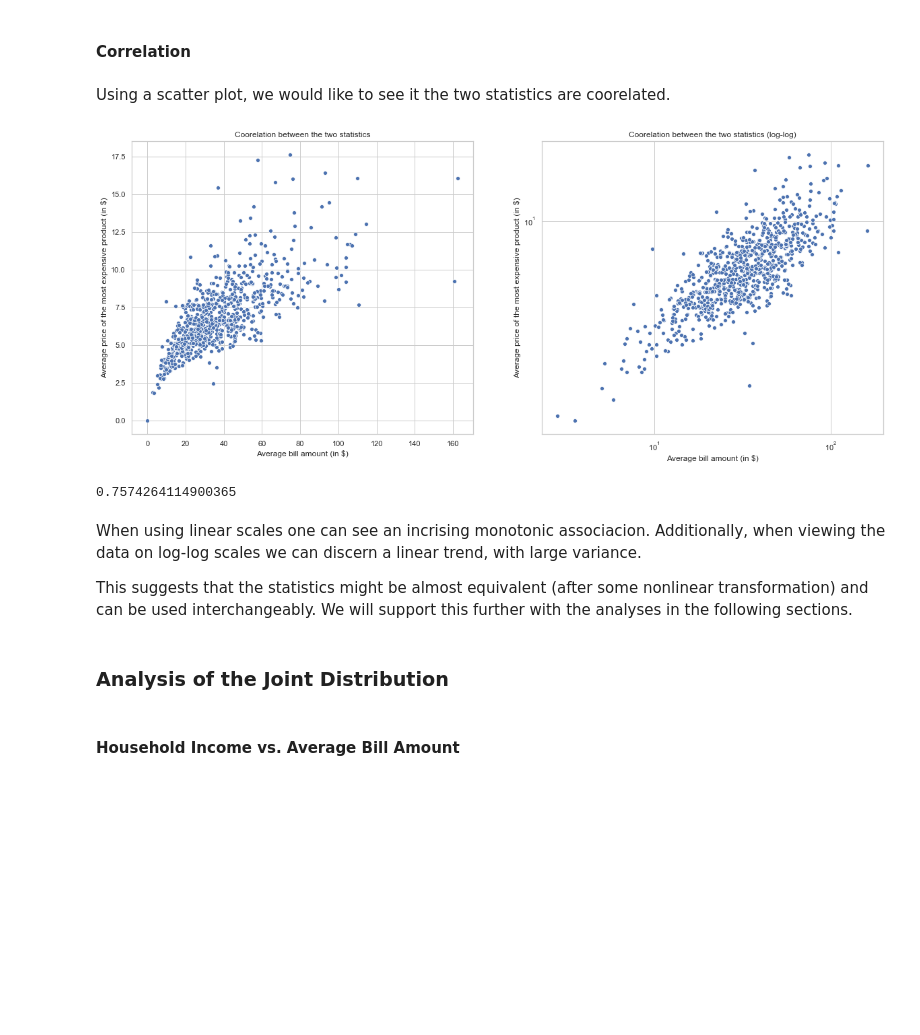
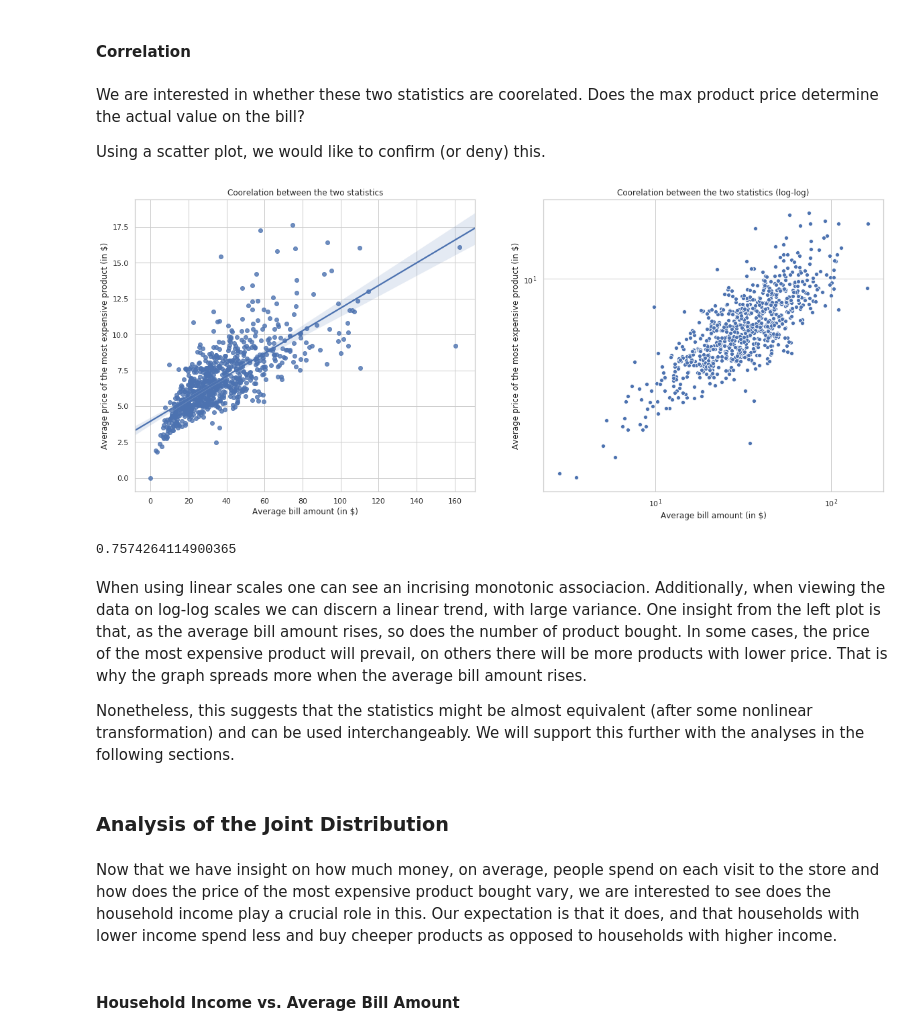
Before and after one commit to BoschSamuel/ADA_Project_2019, a Jupyter notebook: RQ7_mladen_andrej.ipynb, the cells around one changed output. Saved outputs shown, nothing was run; the diff lists cells and outputs as text; code cells hidden in the pictures; blank space fills up the shorter version.

```diff
--- a/RQ7_mladen_andrej.ipynb
+++ b/RQ7_mladen_andrej.ipynb
@@ -97,7 +116,8 @@ There are none missing values in both datasets.
 # %% [markdown]
 However, in the `transaction_data` dataset we observed that some entries contain 0 for `SALES_VALUE` (the total amount received by the retailer) and for `QUANTITY` (the number of products purchased). There may be a valid reason why the data had been recorded this way, however we chose to avoid any assumptions and discard these transactions, as it is only a small percentage of the whole dataset.
 # %%
-c = (df_transaction_data['SALES_VALUE'] != 0) & (df_transaction_data['QUANTITY'] != 0)
+c = (df_transaction_data['SALES_VALUE'] != 0) & \
+    (df_transaction_data['QUANTITY'] != 0)
 
 df_transaction_data_cleaned = df_transaction_data[c]
 
@@ -109,5 +129,5 @@ Following the previous discussion about missing demographic information, we filt
 # %%
-c = df_transaction_data_cleaned.household_key.isin(df_hh_demographic.index)
+c = df_transaction_data_cleaned['household_key'].isin(df_hh_demographic.index)
 
 df_transaction_data_cleaned = df_transaction_data_cleaned[c]
 
@@ -274,7 +303,10 @@ To measure the spending habits of the households, we compute the average amount
 1. We sum the derived `CUSTOMER_PAID` column across the transactions for each visit to get the total bill amount for the visit. <br>
 2. We average across all visits of each household.
 # %%
-df_households_basket_payment = df_households_transactions.groupby(['household_key', 'BASKET_ID'])['CUSTOMER_PAID'].sum()
+df_households_basket_payment = df_households_transactions \
+    .groupby(['household_key', 'BASKET_ID'])['CUSTOMER_PAID'] \
+    .sum()
+
 df_households_basket_payment_average = df_households_basket_payment.groupby(['household_key']).mean()
 # %%
 f, ax = plt.subplots(figsize=(10, 8))
@@ -296,5 +334,8 @@ From another perspective, we can calculate a different statistic quantifying the
 # %%
-df_households_basket_max_product_price = df_households_transactions.groupby(['household_key', 'BASKET_ID'])['PRODUCT_PRICE'].max()
+df_households_basket_max_product_price = df_households_transactions \
+    .groupby(['household_key', 'BASKET_ID'])['PRODUCT_PRICE'] \
+    .max()
+
 df_households_basket_max_product_price_average = df_households_basket_max_product_price.groupby('household_key').mean()
 # %%
 f, ax = plt.subplots(figsize=(10, 8))
@@ -313,38 +354,43 @@ We observe from its histogram that this feature has a much more regular Gaussian
 ### Statistics Comparison
 # %% [markdown]
 #### Correlation
-# %% [markdown]
-Using a scatter plot, we would like to see it the two statistics are coorelated.
+# %% [markdown]
+We are interested in whether these two statistics are coorelated. Does the max product price determine the actual value on the bill?
+
+Using a scatter plot, we would like to confirm (or deny) this.
 # %%
 fig, (ax1, ax2) = plt.subplots(1, 2, figsize=(20, 8))
 
-sns.scatterplot(df_households_basket_payment_average, df_households_basket_max_product_price_average, ax=ax1)
+sns.regplot(df_households_basket_payment_average, df_households_basket_max_product_price_average, ax=ax1)
 ax1.set_title('Coorelation between the two statistics')
 ax1.set_xlabel('Average bill amount (in $)')
 ax1.set_ylabel('Average price of the most expensive product (in $)')
 
 df1, df2 = df_households_basket_payment_average, df_households_basket_max_product_price_average
 
-# As the log function is undefined at 0, for the log-log scale plot we do not include the pairs with values 0
+# As the log function is undefined at 0, for the log-log scale plot
+# we do not include the pairs with values 0
 sns.scatterplot(df1[df1>0], df2[df2>0], ax=ax2)
 ax2.set_title('Coorelation between the two statistics (log-log)')
 ax2.set_xlabel('Average bill amount (in $)')
 ax2.set_ylabel('Average price of the most expensive product (in $)')
 ax2.set(xscale='log', yscale='log')
 
 plt.show()
 # %% [output]
-[figure, old version]
+[figure, new version]
 # %%
 df_households_basket_payment_average.corr(df_households_basket_max_product_price_average, method='spearman')
 # %% [output]
 0.7574264114900365
 # %% [markdown]
-When using linear scales one can see an incrising monotonic associacion. Additionally, when viewing the data on log-log scales we can discern a linear trend, with large variance.
+When using linear scales one can see an incrising monotonic associacion. Additionally, when viewing the data on log-log scales we can discern a linear trend, with large variance. One insight from the left plot is that, as the average bill amount rises, so does the number of product bought. In some cases, the price of the most expensive product will prevail, on others there will be more products with lower price. That is why the graph spreads more when the average bill amount rises.
 
-This suggests that the statistics might be almost equivalent (after some nonlinear transformation) and can be used interchangeably. We will support this further with the analyses in the following sections.
+Nonetheless, this suggests that the statistics might be almost equivalent (after some nonlinear transformation) and can be used interchangeably. We will support this further with the analyses in the following sections.
 # %% [markdown]
 ### Analysis of the Joint Distribution
+# %% [markdown]
+Now that we have insight on how much money, on average, people spend on each visit to the store and how does the price of the most expensive product bought vary, we are interested to see does the household income play a crucial role in this. Our expectation is that it does, and that households with lower income spend less and buy cheeper products as opposed to households with higher income.
 # %% [markdown]
 #### Household Income vs. Average Bill Amount
 # %% [markdown]
```
Also changed, not shown: parts of 72 cells of this notebook, 1 other file.
